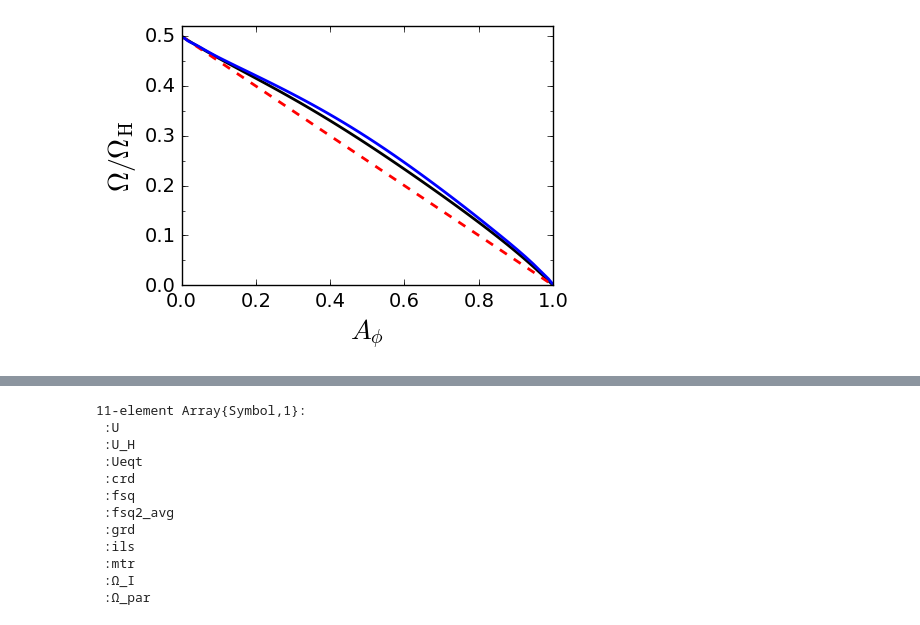
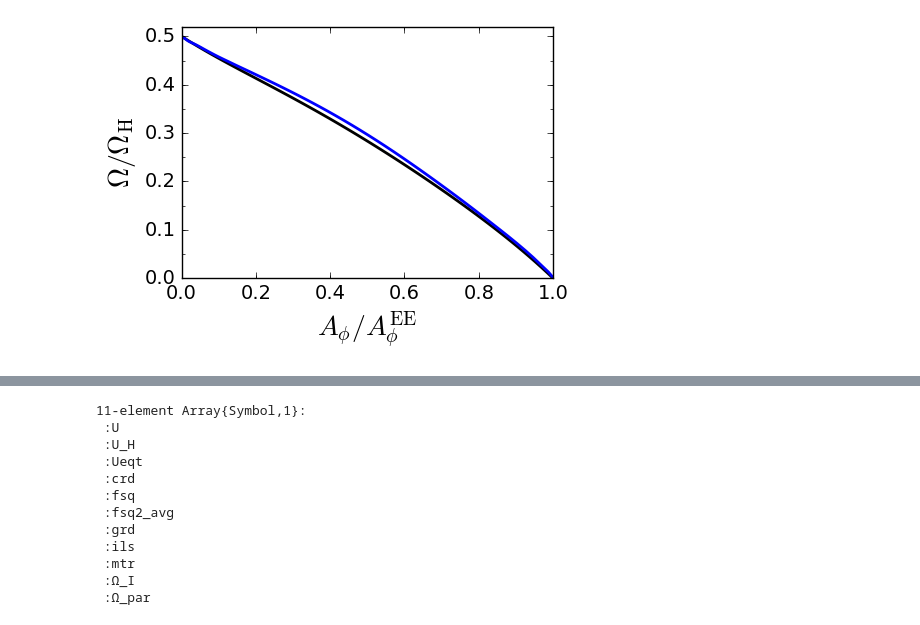
Before and after one commit to zhenpan/Uniform_Sol, a Jupyter notebook: plot.ipynb, the cells around one changed output, grey strips where cells are left out. Cells and saved outputs as stored; diff of their text form; code cells hidden in the pictures.

```diff
--- a/plot.ipynb
+++ b/plot.ipynb
@@ -43,21 +26,21 @@ include("scripts/func.jl")
 # %%
 Ubm = linspace(0., U_H, 64)
 fig = figure(figsize=(5, 3.6))
 plot(Ubm/U_H, Ω_I.Ωspl(Ubm)/crd.Ω_H, lw = 2, "k")
-plot(Ubm/U_H, 0.5*(1-Ubm/U_H), lw = 2, "r--")
+#plot(Ubm/U_H, 0.5*(1-Ubm/U_H), lw = 2, "r--")
 plot(Ω_sim[:,1]/Ω_sim[end,1], Ω_sim[:,2], lw = 2)
 ylim(0., 0.52)
-xlabel(L"$A_\phi$", fontsize = 20)
+xlabel(L"$A_\phi/A_\phi^{\rm EE}$", fontsize = 20)
 ylabel(L"$\Omega/ \Omega_{\rm H}$", fontsize = 20)
 tick_params(axis="both", which="major", length =4, labelsize=14)
 ax = gca()
 mx = matplotlib[:ticker][:MultipleLocator](0.2)
 My = matplotlib[:ticker][:MultipleLocator](0.1) # Define interval of major ticks
 my = matplotlib[:ticker][:MultipleLocator](0.05)
 ax[:xaxis][:set_minor_locator](mx)
 ax[:yaxis][:set_major_locator](My)
 ax[:yaxis][:set_minor_locator](my)
 tight_layout()
 savefig("f2b.pdf")
 # %% [output]
-[figure, old version]
+[figure, new version]
```
Also changed, not shown: parts of 5 cells of this notebook, 6 other files.
